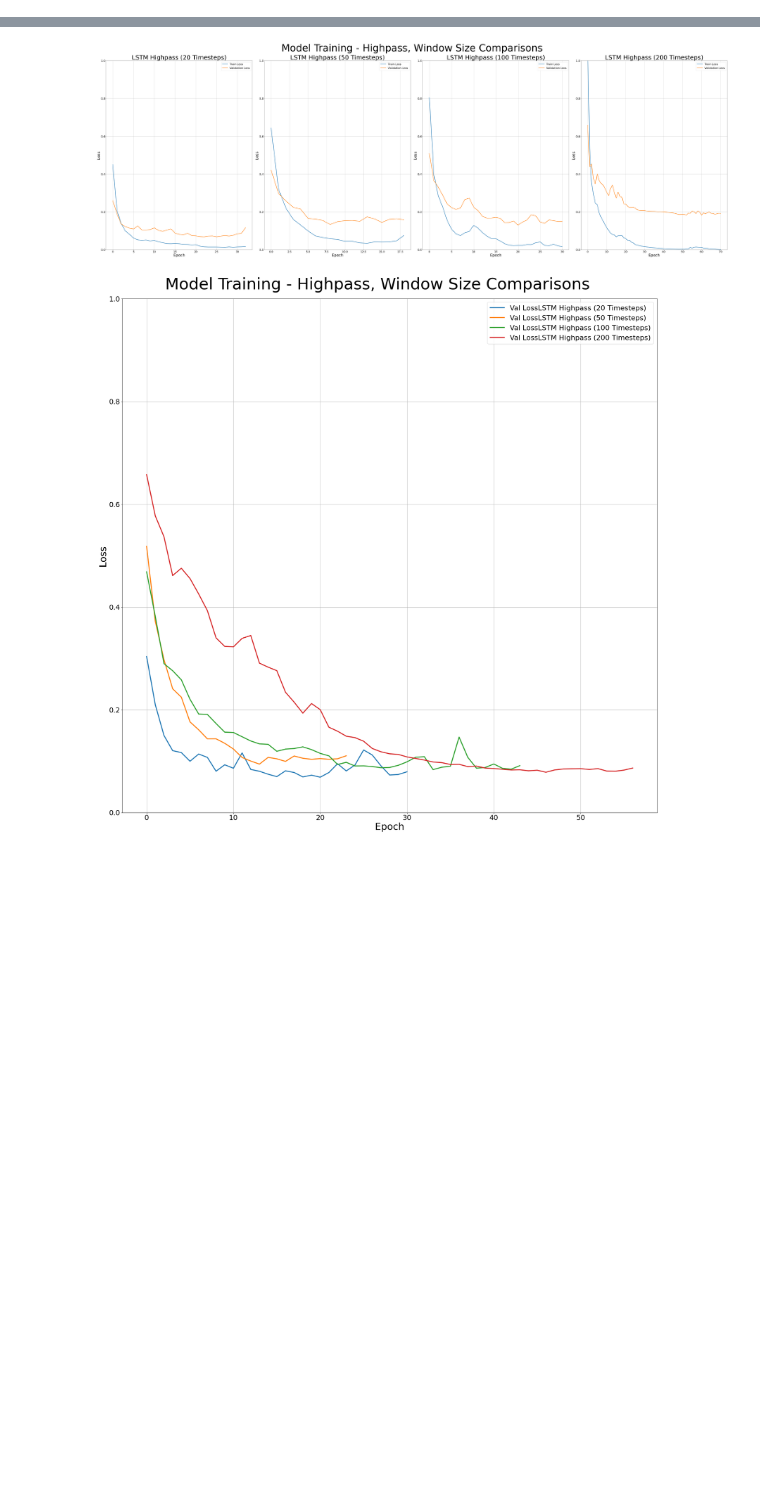
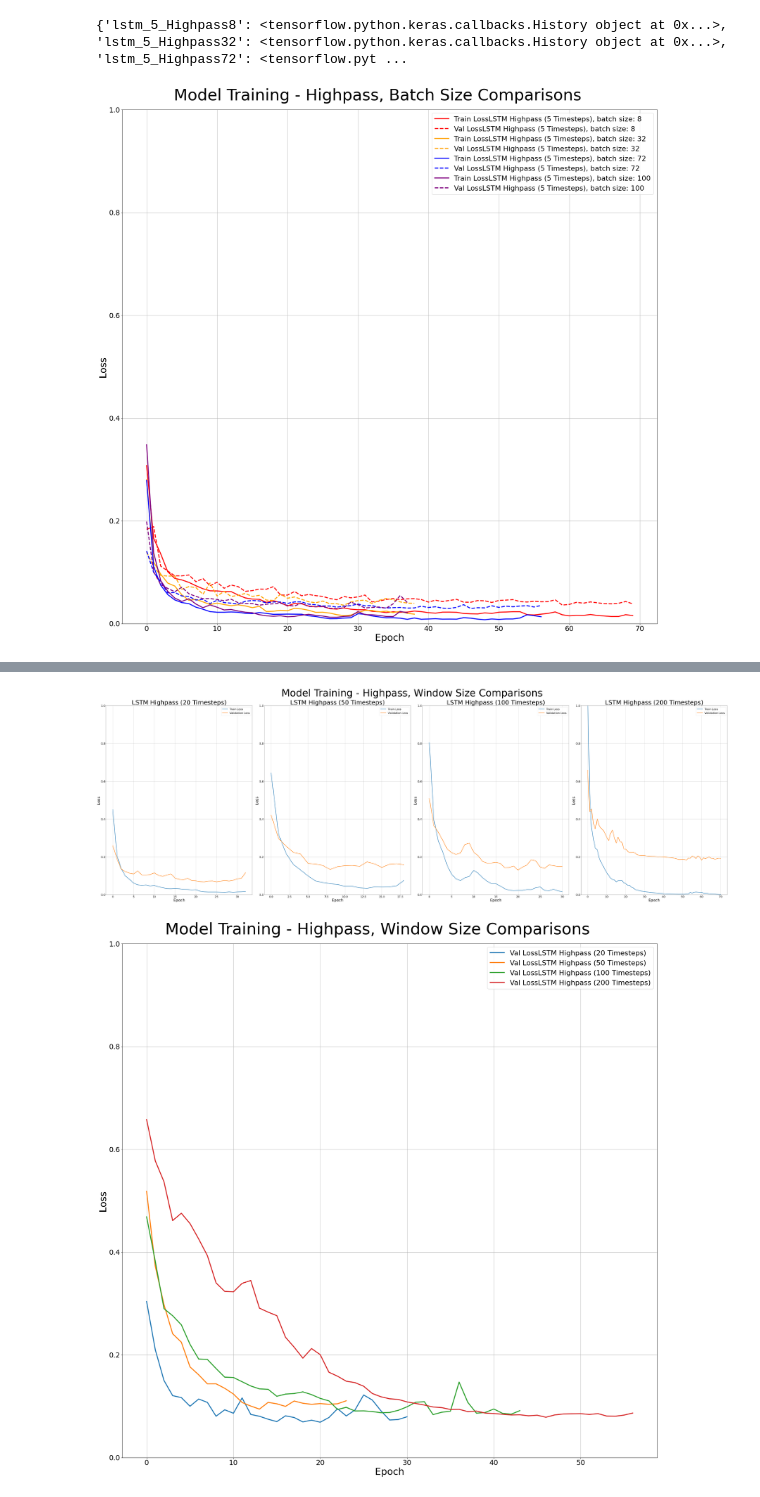
Before and after one commit to epic-research-group/das-to-discharge, a Jupyter notebook: window_size_comparisons.ipynb, the cells around one changed output, grey strips where cells are left out. Drawn from its saved outputs; the diff is of its cells as text; code cells hidden in the pictures; blank space fills up the shorter version.

Commit message:
Creating better figures for trainings in window_size_compare and creating figures for weight visualization in LSTM_weights notebooks.

```diff
--- a/window_size_comparisons.ipynb
+++ b/window_size_comparisons.ipynb
@@ -24,9 +24,12 @@ performance = {}
 
 #window_width = [1,2,5, 200]
 #window_width = [350, 400, 450, 500]
-window_width = [20,50,100, 200]
+window_width = 5
+batch_num = [8,32,72,100]
 
-for window_input_width in window_width:
+
+for batch_size in batch_num:
+#for window_input_width in window_width:
 
 #     SEED = 1
 #     random.seed(SEED)
@@ -40,13 +43,13 @@ for window_input_width in window_width:
     window_input_width = window_input_width
 
     multi_step_window_shuffled = d2d.WindowGenerator(df_all_chan,
-                                                    input_width=window_input_width,
+                                                    input_width=window_width,
                                                     label_width=1,
                                                     shift=0,
                                                     label_columns=['Discharge'],
                                                     input_columns=input_columns,
                                                     shuffle=True,
-                                                    batch_size=72)
+                                                    batch_size=batch_size)
 
 
     import matplotlib
@@ -54,15 +57,9 @@ for window_input_width in window_width:
 
 
 
-    #plt.imshow(multi_step_window_shuffled.train_channels_normed[0][0])
+    history['lstm_'+str(window_width)+'_'+filt+str(batch_size)] = d2d.compile_and_fit(lstm_model, multi_step_window_shuffled, learning_rate = 0.001)
 
-    print(np.array(multi_step_window_shuffled.train_channels_normed[0][0]).shape)
-    #plt.imshow(multi_step_window_shuffled.train_channels_normed[0][0],aspect='auto', vmin = -1, vmax=1)
-
-    history['lstm_'+str(window_input_width)+'_'+filt] = d2d.compile_and_fit(lstm_model, multi_step_window_shuffled, learning_rate = 0.001)
-#     #history['conv_'+str(width)] = d2d.compile_and_fit(conv_model, multi_step_window_shuffled, learning_rate = 0.001)
-
-    val_performance['lstm_'+str(window_input_width)+'_'+filt] = lstm_model.evaluate(multi_step_window_shuffled.val)
-    performance['lstm_'+str(window_input_width)+'_'+filt] = lstm_model.evaluate(multi_step_window_shuffled.test, verbose=0)
+    val_performance['lstm_'+str(window_width)+'_'+filt+str(batch_size)] = lstm_model.evaluate(multi_step_window_shuffled.val)
+    performance['lstm_'+str(window_width)+'_'+filt+str(batch_size)] = lstm_model.evaluate(multi_step_window_shuffled.test, verbose=0)
 # %% [output]
 Keys: <KeysViewHDF5 ['DAS Data', 'Discharge', 'Times']>
@@ -94,0 +82,26 @@ Epoch 57/100
+# %%
+print(history)
+# %% [output]
+{'lstm_5_Highpass8': <tensorflow.python.keras.callbacks.History object at 0x...>, 'lstm_5_Highpass32': <tensorflow.python.keras.callbacks.History object at 0x...>, 'lstm_5_Highpass72': <tensorflow.pyt ...
+# %%
+colors =['red', 'orange', 'blue', 'purple']
+fig, ax = plt.subplots(figsize=(25,25))
+for hist, legend, c in zip(('lstm_'+str(window_width)+'_Highpass'+str(batch_num[0]),'lstm_'+str(window_width)+'_Highpass'+str(batch_num[1]),'lstm_'+str(window_width)+'_Highpass'+str(batch_num[2]), 'lstm_'+str(window_width)+'_Highpass'+str(batch_num[3])),
+                            ('LSTM Highpass ('+str(window_width)+' Timesteps), batch size: '+str(batch_num[0]),'LSTM Highpass ('+str(window_width)+' Timesteps), batch size: '+str(batch_num[1]),'LSTM Highpass ('+str(window_width)+' Timesteps), batch size: '+str(batch_num[2]),'LSTM Highpass ('+str(window_width)+' Timesteps), batch size: '+str(batch_num[3])),
+                          colors):
+
+    ax.plot(history[hist].history['loss'], label='Train Loss'+legend,linewidth=3, c=c)
+    ax.plot(history[hist].history['val_loss'], label='Val Loss'+legend,linewidth=3, ls='--', c=c)
+
+fig.patch.set_facecolor('white')
+ax.set_ylabel('Loss', size=30)
+ax.set_xlabel('Epoch', size=30)
+ax.set_ylim((0, 1))
+ax.grid()
+ax.legend()
+fig.suptitle('Model Training - Highpass, Batch Size Comparisons', fontsize = 50)
+
+plt.tight_layout()
+plt.show()
+# %% [output]
+[figure, added]
```
Also changed, not shown: parts of 5 cells of this notebook, 1 other file.
